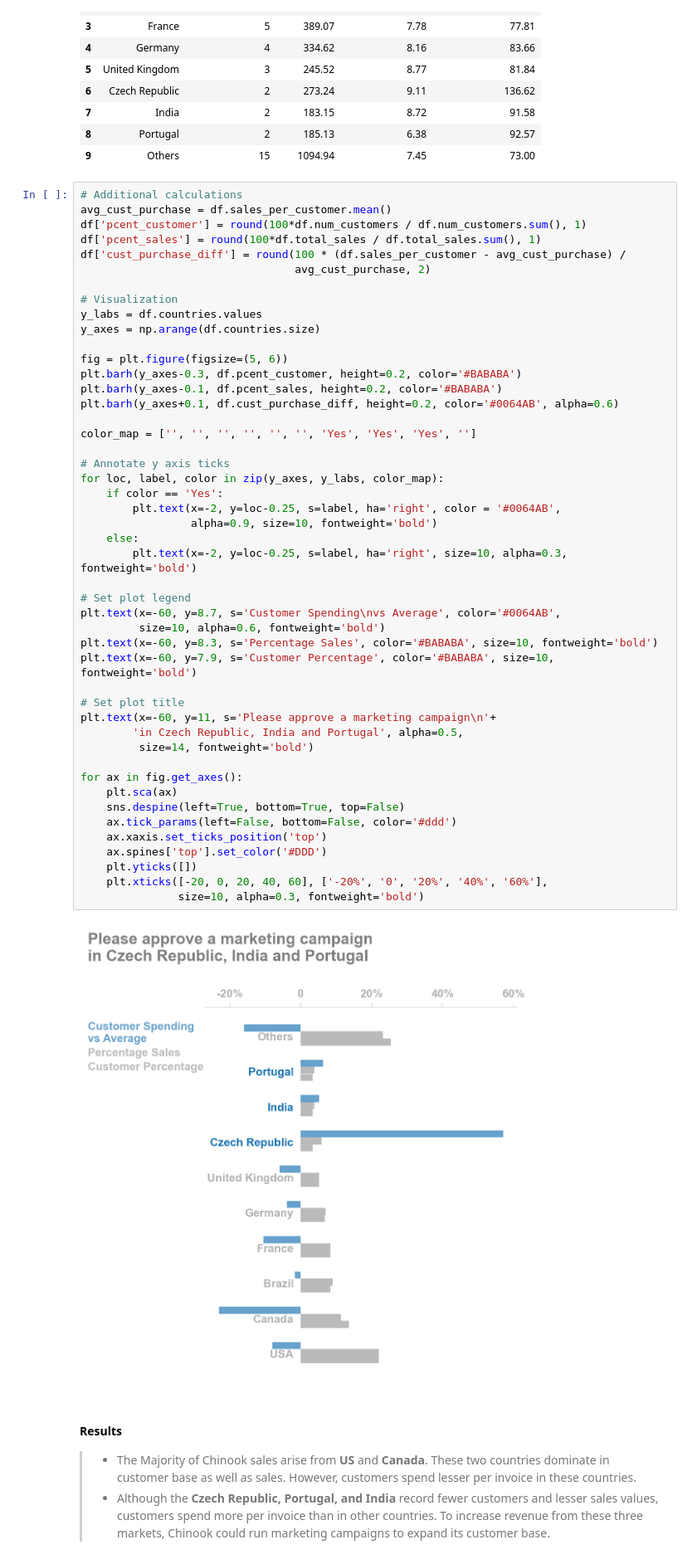
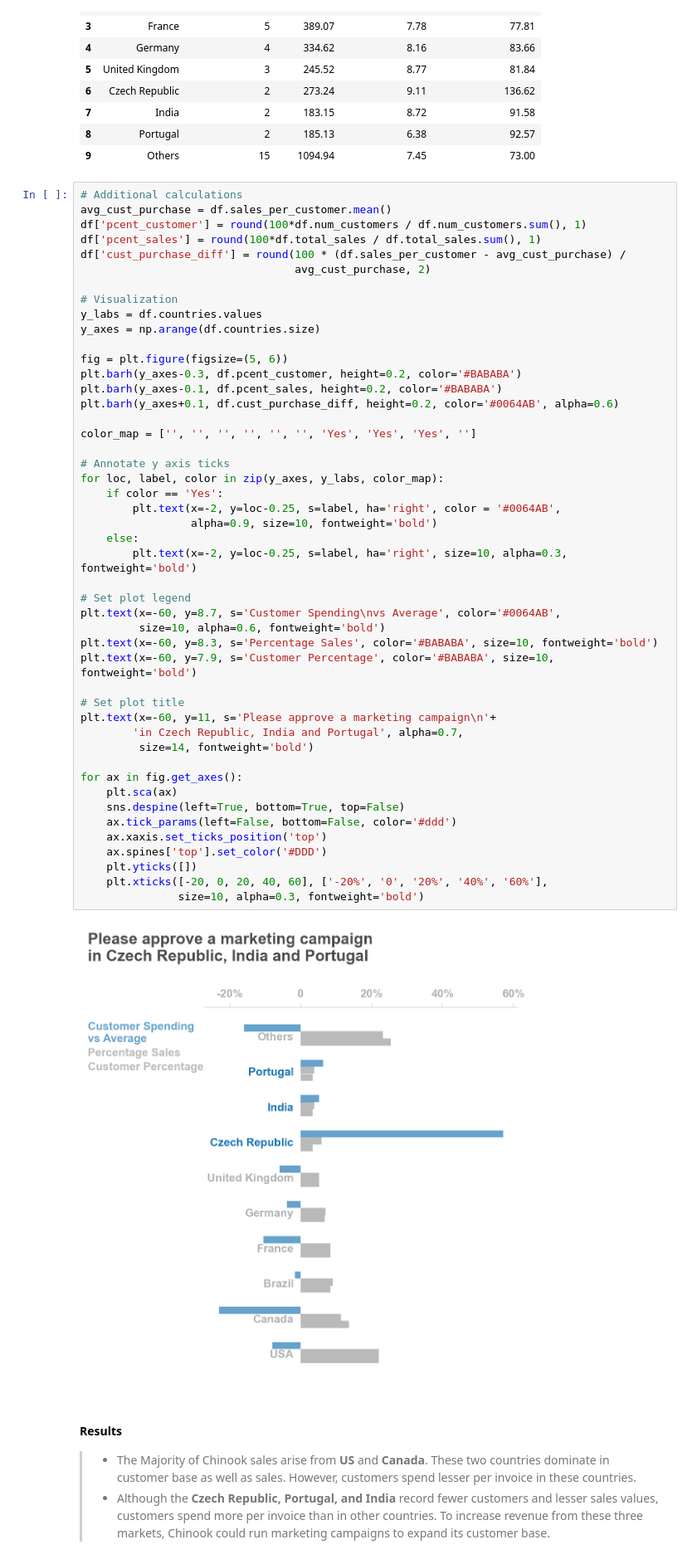
Before and after one commit to Lippins/Business_questions_in_SQL, a Jupyter notebook: notebook.ipynb, the cells around one changed output. Shown: that part at 83% size. Drawn from its saved outputs; the diff is of its cells as text.

```diff
--- a/notebook.ipynb
+++ b/notebook.ipynb
@@ -372,35 +372,35 @@ plt.barh(y_axes+0.1, df.cust_purchase_diff, height=0.2, color='#0064AB', alpha=0
 color_map = ['', '', '', '', '', '', 'Yes', 'Yes', 'Yes', '']
 
 # Annotate y axis ticks
 for loc, label, color in zip(y_axes, y_labs, color_map):
     if color == 'Yes':
         plt.text(x=-2, y=loc-0.25, s=label, ha='right', color = '#0064AB',
                  alpha=0.9, size=10, fontweight='bold')
     else:
         plt.text(x=-2, y=loc-0.25, s=label, ha='right', size=10, alpha=0.3, fontweight='bold')
 
 # Set plot legend
 plt.text(x=-60, y=8.7, s='Customer Spending\nvs Average', color='#0064AB',
          size=10, alpha=0.6, fontweight='bold')
 plt.text(x=-60, y=8.3, s='Percentage Sales', color='#BABABA', size=10, fontweight='bold')
 plt.text(x=-60, y=7.9, s='Customer Percentage', color='#BABABA', size=10, fontweight='bold')
 
 # Set plot title
 plt.text(x=-60, y=11, s='Please approve a marketing campaign\n'+
-        'in Czech Republic, India and Portugal', alpha=0.5,
+        'in Czech Republic, India and Portugal', alpha=0.7,
          size=14, fontweight='bold')
 
 for ax in fig.get_axes():
     plt.sca(ax)
     sns.despine(left=True, bottom=True, top=False)
     ax.tick_params(left=False, bottom=False, color='#ddd')
     ax.xaxis.set_ticks_position('top')
     ax.spines['top'].set_color('#DDD')
     plt.yticks([])
     plt.xticks([-20, 0, 20, 40, 60], ['-20%', '0', '20%', '40%', '60%'],
                size=10, alpha=0.3, fontweight='bold')
 # %% [output]
-[figure, old version]
+[figure, new version]
 # %% [markdown]
 #### Results
 >- The Majority of Chinook sales arise from **US** and **Canada**. These two countries dominate in customer base as well as sales. However, customers spend lesser per invoice in these countries.
```
Also changed, not shown: parts of 1 cell of this notebook.
